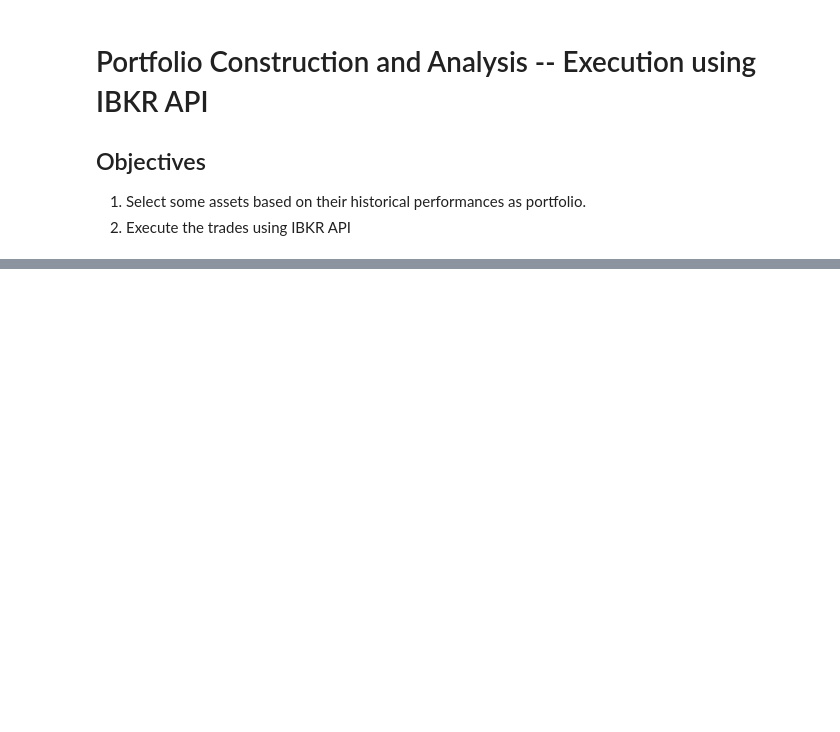
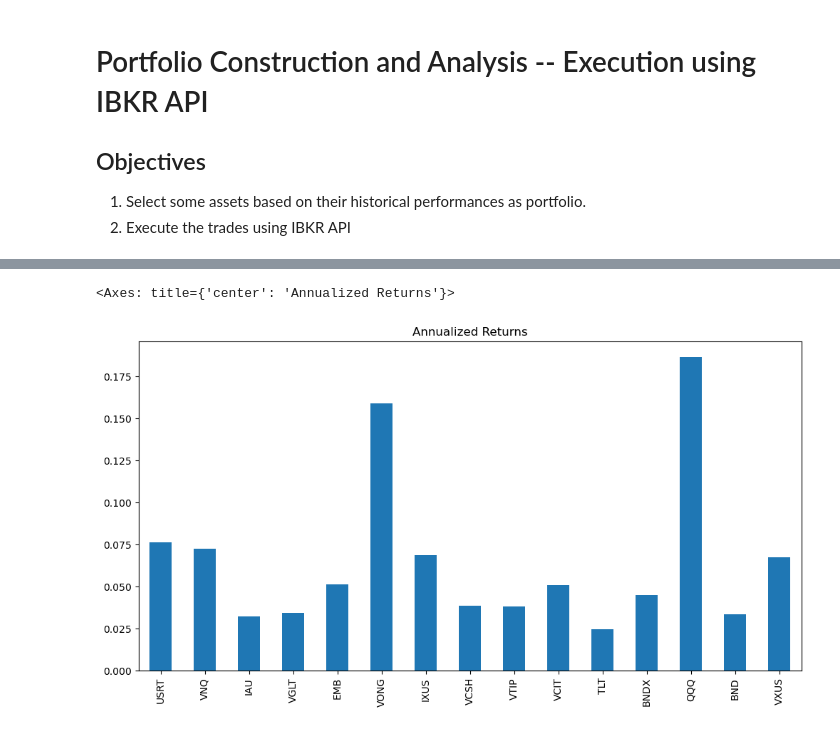
Before and after one commit to Titiksh-07/Portfolio-Construction-and-Analysis, a Jupyter notebook: notebooks/Portfolio_construction_7_execution.ipynb, the cells around one changed output, grey strips where cells are left out. Drawn from its saved outputs; the diff is of its cells as text; code cells hidden in the pictures; blank space fills up the shorter version.

```diff
--- a/notebooks/Portfolio_construction_7_execution.ipynb
+++ b/notebooks/Portfolio_construction_7_execution.ipynb
@@ -23,0 +25,3 @@ ModuleNotFoundError: No module named 'functions_1'
+# %%
+tickers = ['USRT',  'VNQ', 'IAU', 'VGLT', 'EMB', 'VONG', 'IXUS', 'VCSH', 'VTIP', 'VCIT', 'TLT', 'BNDX', 'QQQ', 'BND', 'VXUS']
+r_d_all = fnc.get_returns_data(tickers=tickers, replace_tickers=None, interval='1d', index_freq='d')
@@ -23,0 +83,8 @@ ModuleNotFoundError: No module named 'functions_1'
+# %%
+r_d = r_d_all.dropna()
+# %%
+annu_r = fnc.annualize_returns(r_d, 252)
+annu_r.plot.bar(title= 'Annualized Returns', figsize=(12, 6))
+# %% [output]
+<Axes: title={'center': 'Annualized Returns'}>
+[figure, added]
```
Also changed, not shown: parts of 17 cells of this notebook, 1 other file.
